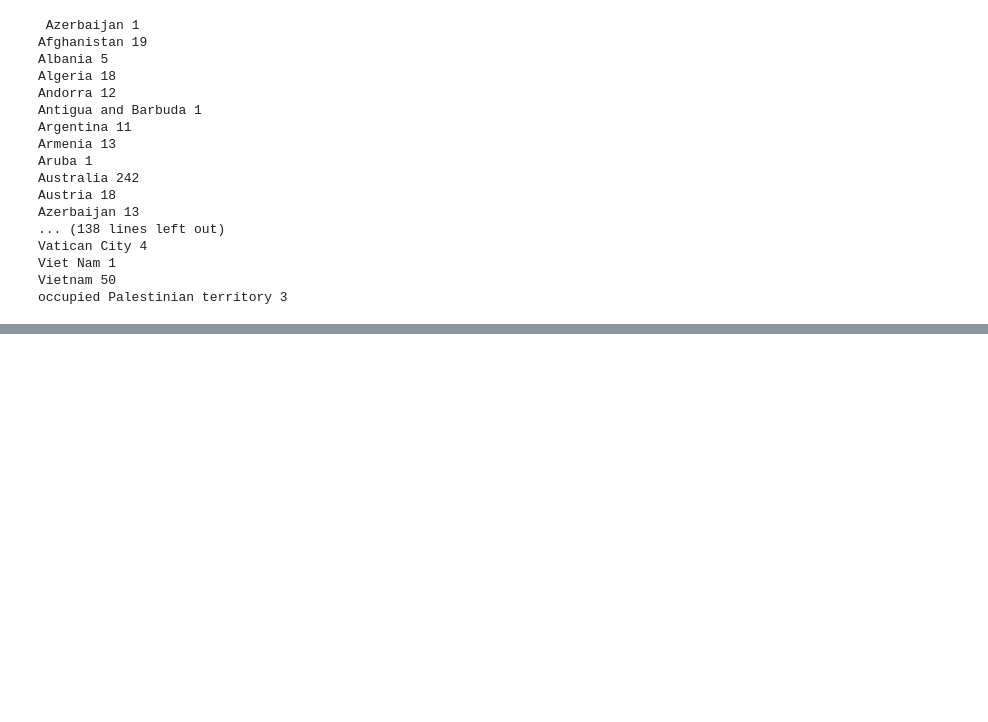
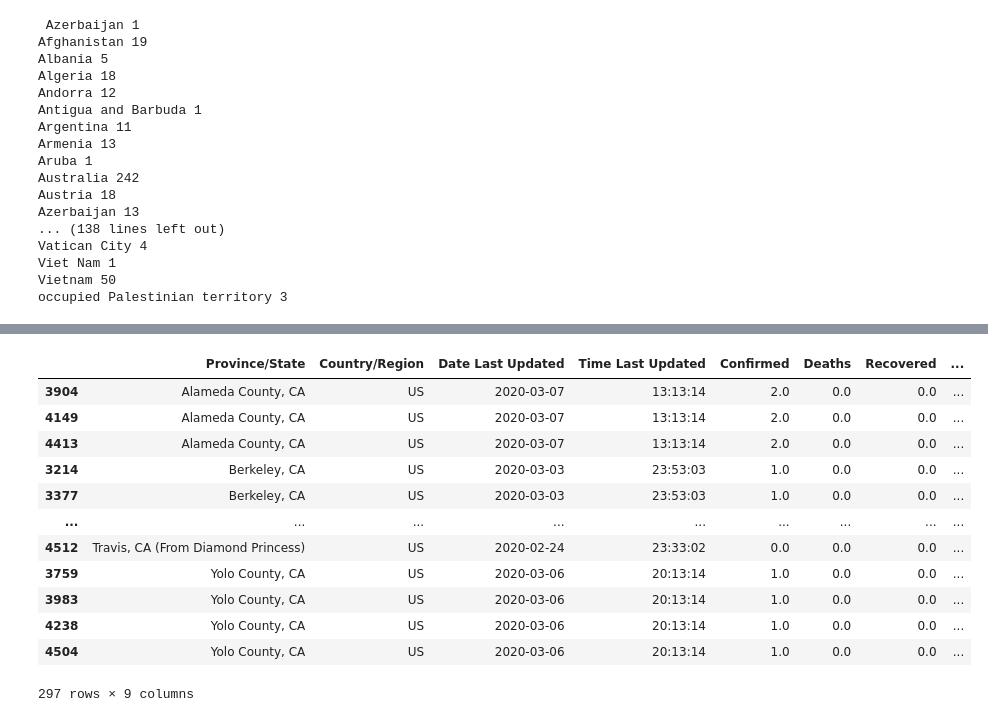
Before and after one commit to eytanohana/COVID-19, a Jupyter notebook: Data Exploration.ipynb, the cells around one changed output, grey strips where cells are left out. Saved outputs shown, nothing was run; the diff lists cells and outputs as text; code cells hidden in the pictures; blank space fills up the shorter version.

Commit message:
getting data for california

```diff
--- a/Data Exploration.ipynb
+++ b/Data Exploration.ipynb
@@ -166,0 +149,6 @@ df[df['Country/Region']  == 'US'].groupby('Province/State').get_group('Washingto
+# %%
+# The United States
+US = df[df['Country/Region']  == 'US'].groupby('Province/State')
+
+us_groups = pd.Series(sorted(US.groups.keys()), name='US groups')
+us_groups.head()
@@ -166,0 +162,4 @@ df[df['Country/Region']  == 'US'].groupby('Province/State').get_group('Washingto
+# %%
+# We now can look at all the dataframes pertaining to California
+california_groups = us_groups[us_groups.str.contains('(CA|California)')]
+california_groups
@@ -166,0 +184,18 @@ df[df['Country/Region']  == 'US'].groupby('Province/State').get_group('Washingto
+# %%
+california = [US.get_group(group) for group in california_groups]
+california = pd.concat(california)
+california
+# %% [output]
+|  | Province/State | Country/Region | Date Last Updated | Time Last Updated | Confirmed | Deaths | Recovered | ... |
+| 3904 | Alameda County, CA | US | 2020-03-07 | 13:13:14 | 2.0 | 0.0 | 0.0 | ... |
+| 4149 | Alameda County, CA | US | 2020-03-07 | 13:13:14 | 2.0 | 0.0 | 0.0 | ... |
+| 4413 | Alameda County, CA | US | 2020-03-07 | 13:13:14 | 2.0 | 0.0 | 0.0 | ... |
+| 3214 | Berkeley, CA | US | 2020-03-03 | 23:53:03 | 1.0 | 0.0 | 0.0 | ... |
+| 3377 | Berkeley, CA | US | 2020-03-03 | 23:53:03 | 1.0 | 0.0 | 0.0 | ... |
+| ... | ... | ... | ... | ... | ... | ... | ... | ... |
+| 4512 | Travis, CA (From Diamond Princess) | US | 2020-02-24 | 23:33:02 | 0.0 | 0.0 | 0.0 | ... |
+| 3759 | Yolo County, CA | US | 2020-03-06 | 20:13:14 | 1.0 | 0.0 | 0.0 | ... |
+| 3983 | Yolo County, CA | US | 2020-03-06 | 20:13:14 | 1.0 | 0.0 | 0.0 | ... |
+| 4238 | Yolo County, CA | US | 2020-03-06 | 20:13:14 | 1.0 | 0.0 | 0.0 | ... |
+| 4504 | Yolo County, CA | US | 2020-03-06 | 20:13:14 | 1.0 | 0.0 | 0.0 | ... |
+297 rows × 9 columns
```
Also changed, not shown: parts of 3 cells of this notebook.
